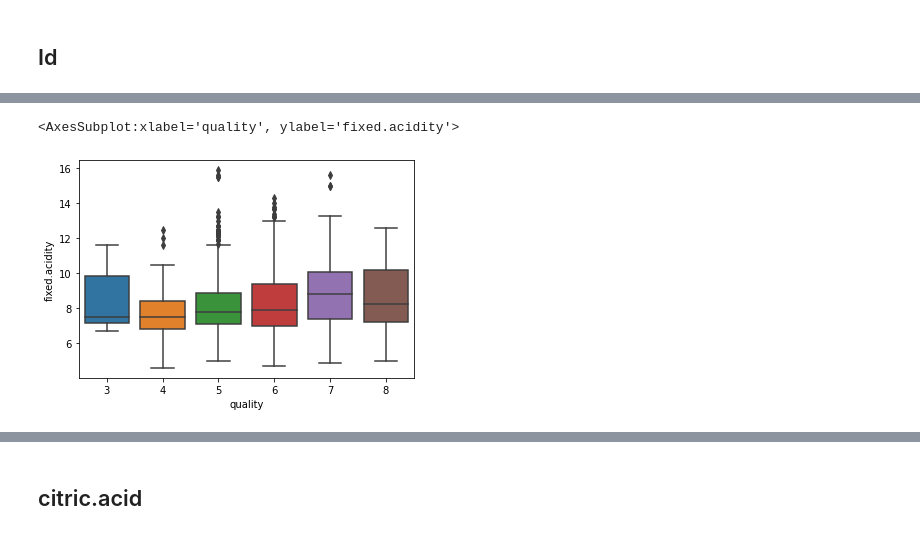
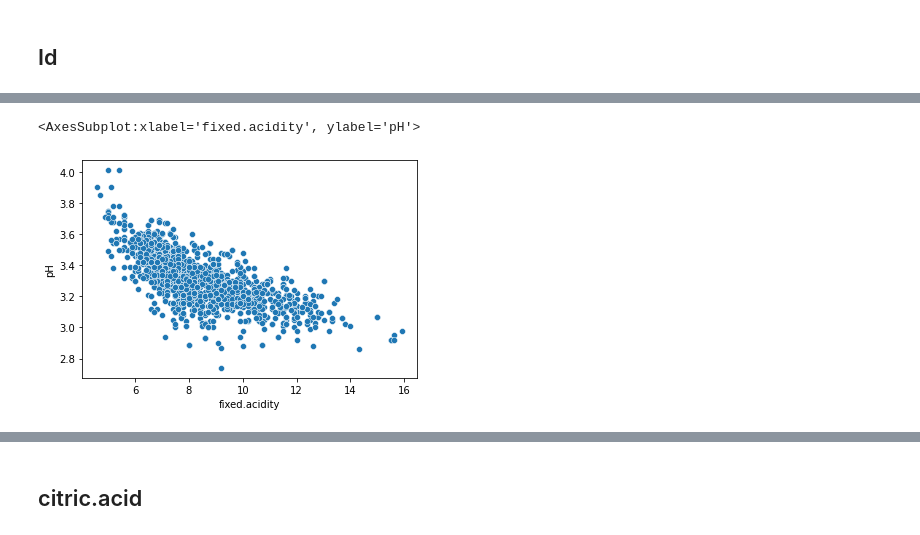
Before and after one commit to leo-hoet/explotaciondedatos, a Jupyter notebook: tp3.ipynb, the cells around one changed output, grey strips where cells are left out. Drawn from its saved outputs; the diff is of its cells as text; code cells hidden in the pictures.

```diff
--- a/tp3.ipynb
+++ b/tp3.ipynb
@@ -61,5 +67,5 @@ Intercuartil range:  2.0999999999999996
 # %%
-sns.boxplot(data=df,x='quality',y='fixed.acidity')
+sns.scatterplot(data=df,x=key,y='pH')
 # %% [output]
-<AxesSubplot:xlabel='quality', ylabel='fixed.acidity'>
+<AxesSubplot:xlabel='fixed.acidity', ylabel='pH'>
-[figure, old version]
+[figure, new version]
```
Also changed, not shown: parts of 53 cells of this notebook, 2 other files.
